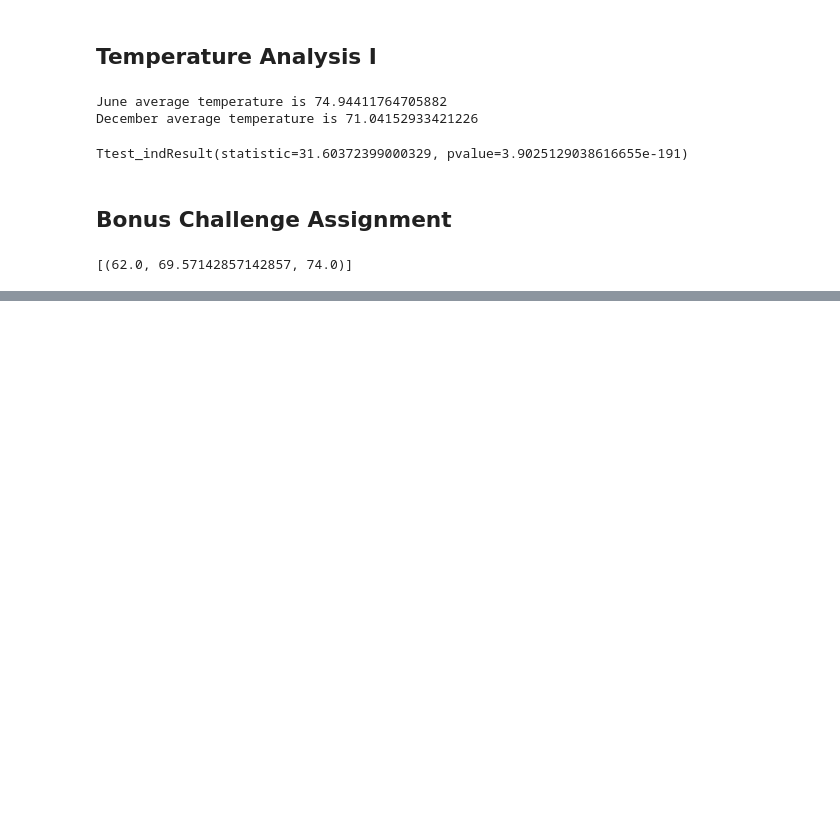
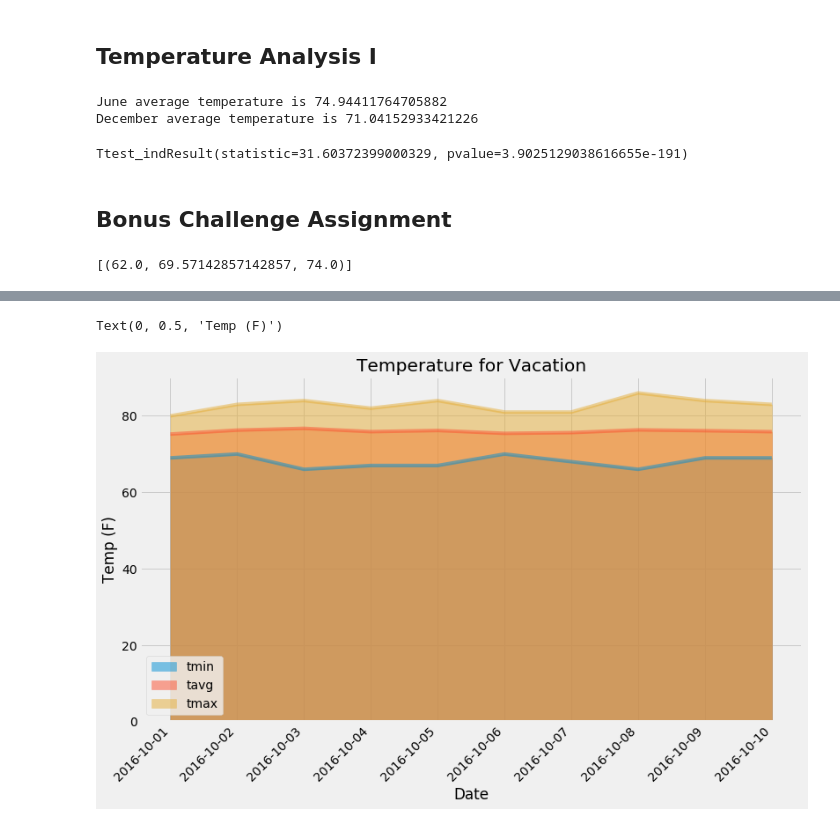
Before and after one commit to oianchevska/sqlalchemy-challenge, a Jupyter notebook: climate_starter.ipynb, the cells around one changed output, grey strips where cells are left out. Cells and saved outputs as stored; diff of their text form; code cells hidden in the pictures; blank space fills up the shorter version.

```diff
--- a/climate_starter.ipynb
+++ b/climate_starter.ipynb
@@ -199,3 +222,6 @@ print(calc_temps('2012-02-28', '2012-03-05'))
 # %%
 # Calculate the total amount of rainfall per weather station for your trip dates using the previous year's matching dates.
 # Sort this in descending order by precipitation amount and list the station, name, latitude, longitude, and elevation
+
+normals=session.query(Measurement.station,Station.name,Station.latitude,Station.longitude,Station.elevation,func.sum(Measurement.prcp)).group_by(Measurement.station,Station.name,Station.latitude,Station.longitude,Station.elevation).filter(Measurement.station==Station.station).filter(Measurement.date >= start_date).filter(Measurement.date <= end_date).order_by(func.count(Measurement.id).desc()).all()
+normals
@@ -224,8 +270,29 @@ daily_normals("01-01")
 
 # Set the start and end date of the trip
 
+
 # Use the start and end date to create a range of dates
+range_dates=pd.date_range(start=start_date, end=end_date)
+range_dates
 
 # Stip off the year and save a list of %m-%d strings
+trip_date=[(date, date.strftime("%m-%d")) for date in range_dates]
+trip_date
+
 
 # Loop through the list of %m-%d strings and calculate the normals for each date
+norm_date=[]
+for shot_date in trip_date:
+    data={}
+    data["trip_date"]=shot_date[0]
+    daily_normal=daily_normals(shot_date[1])
+    data["tmin"]=daily_normal[0][0]
+    data["tavg"]=daily_normal[0][1]
+    data["tmax"]=daily_normal[0][2]
+    norm_date.append(data)
+
+
+norm_date
+df=pd.DataFrame(norm_date)
+df_trip=df.set_index("trip_date")
+df_trip
@@ -232,2 +312,11 @@ daily_normals("01-01")
 # %%
 # Load the previous query results into a Pandas DataFrame and add the `trip_dates` range as the `date` index
+
+
+df_trip.plot(kind='area', figsize=(12, 8), stacked=False, x_compat=True, title='Temperature for Vacation', rot=45)
+
+plt.xlabel('Date')
+plt.ylabel('Temp (F)')
+# %% [output]
+Text(0, 0.5, 'Temp (F)')
+[figure, added]
```
Also changed, not shown: parts of 5 cells of this notebook.
